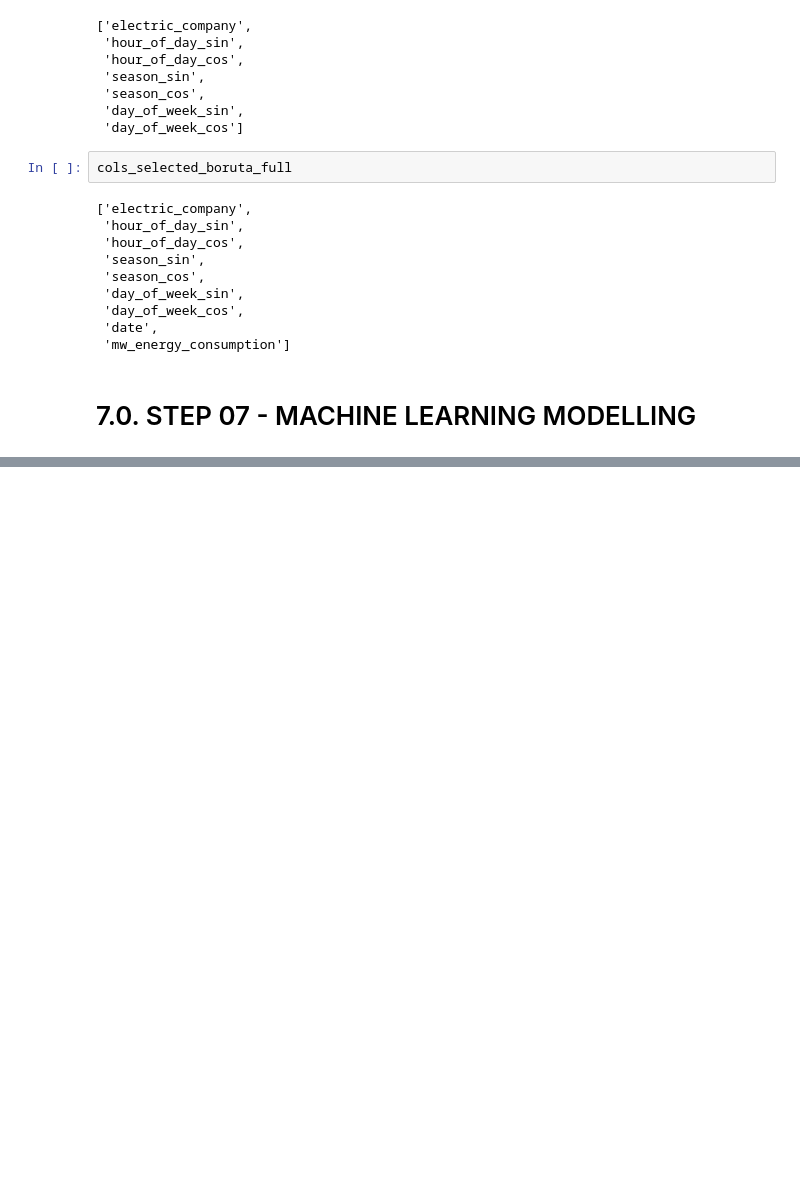
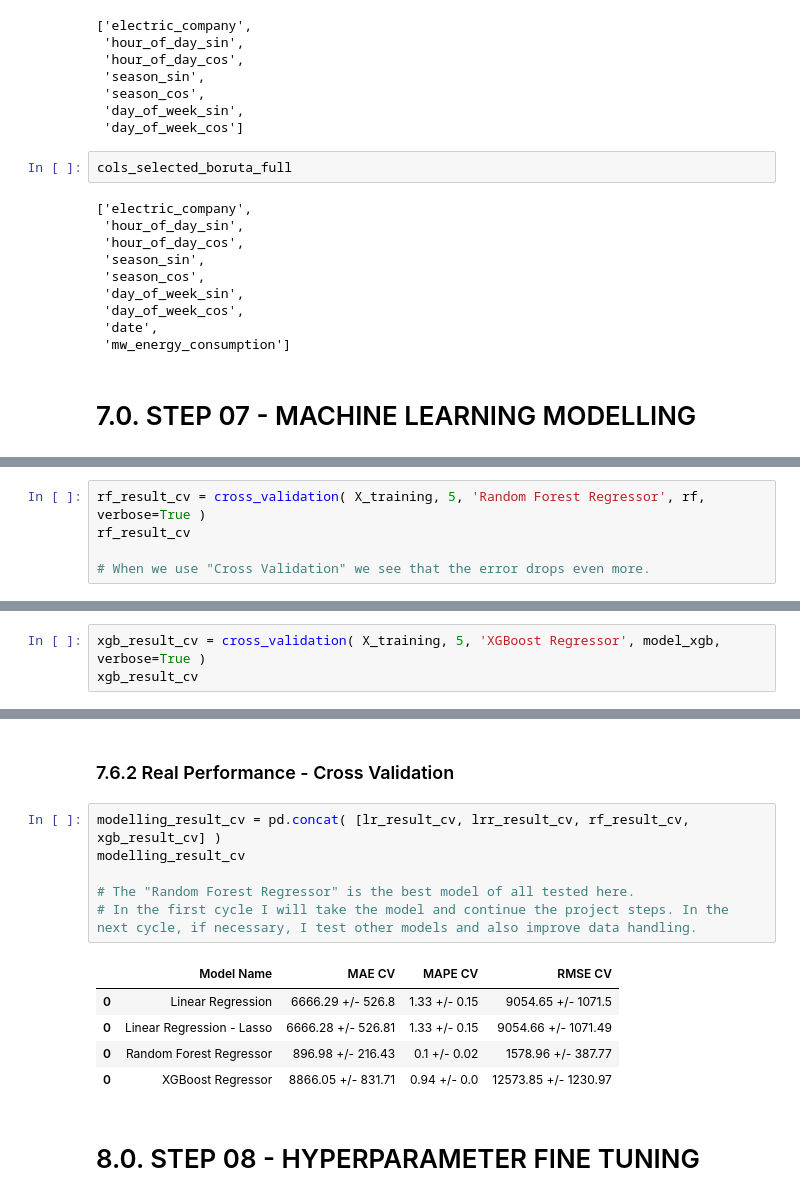
Before and after one commit to panambY/Hourly_Energy_Consumption, a Jupyter notebook: Hourly_Energy_Consumption.ipynb, the cells around one changed output, grey strips where cells are left out. Drawn from its saved outputs; the diff is of its cells as text; blank space fills up the shorter version.

```diff
--- a/Hourly_Energy_Consumption.ipynb
+++ b/Hourly_Energy_Consumption.ipynb
@@ -981,0 +1145,5 @@ cols_selected_boruta_full
+# %%
+rf_result_cv = cross_validation( X_training, 5, 'Random Forest Regressor', rf, verbose=True )
+rf_result_cv
+
+# When we use "Cross Validation" we see that the error drops even more.
@@ -981,0 +1186,3 @@ cols_selected_boruta_full
+# %%
+xgb_result_cv = cross_validation( X_training, 5, 'XGBoost Regressor', model_xgb, verbose=True )
+xgb_result_cv
@@ -981,0 +1217,16 @@ cols_selected_boruta_full
+# %% [markdown]
+### 7.6.2 Real Performance - Cross Validation
+# %%
+modelling_result_cv = pd.concat( [lr_result_cv, lrr_result_cv, rf_result_cv, xgb_result_cv] )
+modelling_result_cv
+
+# The "Random Forest Regressor" is the best model of all tested here.
+# In the first cycle I will take the model and continue the project steps. In the next cycle, if necessary, I test other models and also improve data handling.
+# %% [output]
+|  | Model Name | MAE CV | MAPE CV | RMSE CV |
+| 0 | Linear Regression | 6666.29 +/- 526.8 | 1.33 +/- 0.15 | 9054.65 +/- 1071.5 |
+| 0 | Linear Regression - Lasso | 6666.28 +/- 526.81 | 1.33 +/- 0.15 | 9054.66 +/- 1071.49 |
+| 0 | Random Forest Regressor | 896.98 +/- 216.43 | 0.1 +/- 0.02 | 1578.96 +/- 387.77 |
+| 0 | XGBoost Regressor | 8866.05 +/- 831.71 | 0.94 +/- 0.0 | 12573.85 +/- 1230.97 |
+# %% [markdown]
+# 8.0. STEP 08 - HYPERPARAMETER FINE TUNING
```
Also changed, not shown: parts of 25 cells of this notebook, 1 other file.
